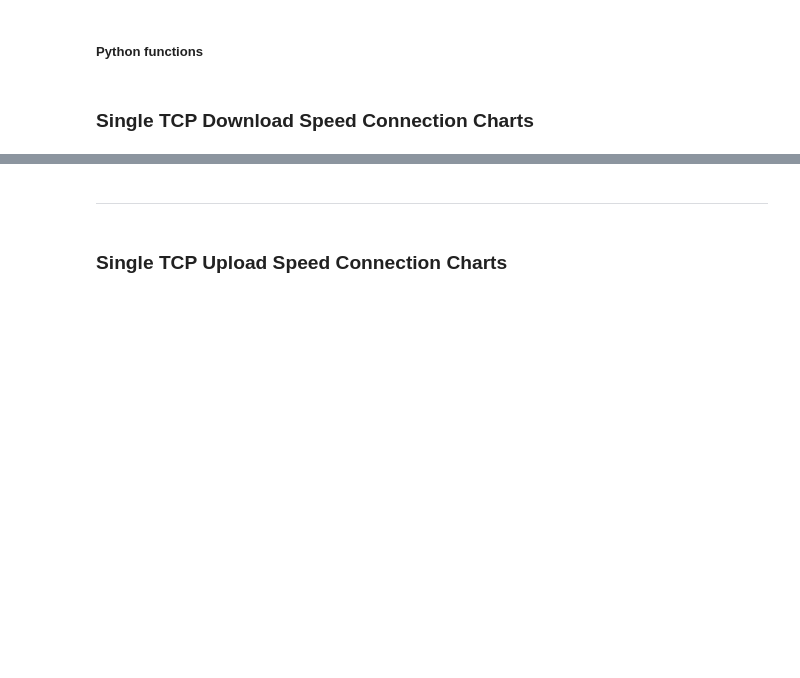
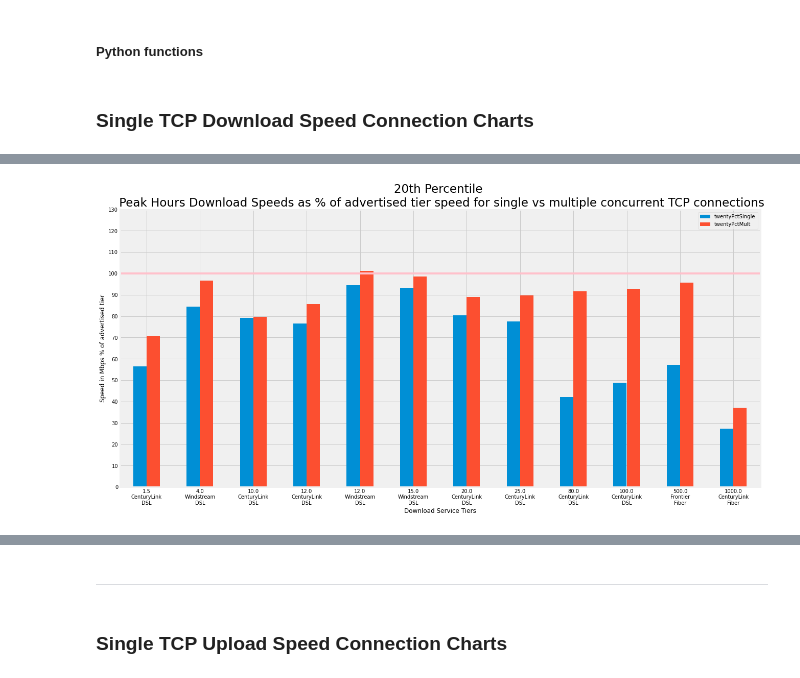
Before and after one commit to afreund415/MBA-broadband-research, a Jupyter notebook: MBA Upload and Download Speed Metric Charts Single TCP Connection.ipynb, the cells around one changed output, grey strips where cells are left out. Saved outputs shown, nothing was run; the diff lists cells and outputs as text; code cells hidden in the pictures; blank space fills up the shorter version.

```diff
--- a/MBA Upload and Download Speed Metric Charts Single TCP Connection.ipynb
+++ b/MBA Upload and Download Speed Metric Charts Single TCP Connection.ipynb
@@ -459,0 +823,19 @@ plt.show()
+# %%
+chartData = mergedDownloadDF
+
+ax = chartData.plot(x = "ispTech", y = ['twentyPctSingle', 'twentyPctMult'],  kind = 'bar', stacked = False,
+                   fontsize = 10, rot = 0, figsize = (20,10), grid = True)
+
+
+plt.yticks(np.arange(0, 140, 10))
+plt.axhline(y = 100, color = 'pink', linestyle = '-')
+
+
+ax.set_xlabel('Download Service Tiers')
+ax.set_ylabel('Speed in Mbps % of advertised tier')
+ax.set_title('20th Percentile \n Peak Hours Download Speeds as % of advertised tier speed for single vs multiple concurrent TCP connections', fontsize=23)
+
+
+plt.show()
+# %% [output]
+[figure, added]
```
Also changed, not shown: parts of 18 cells of this notebook.
